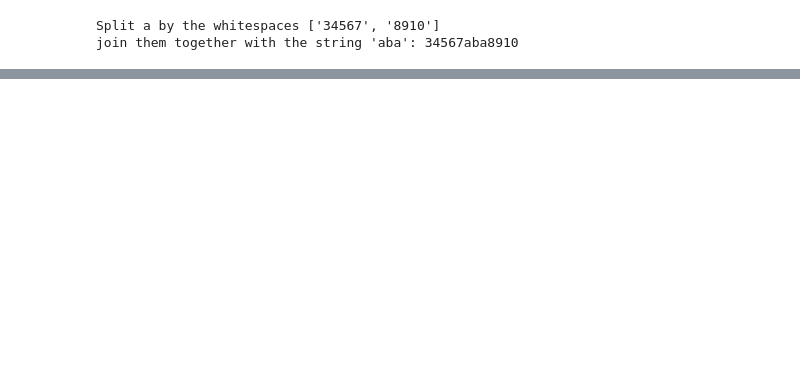
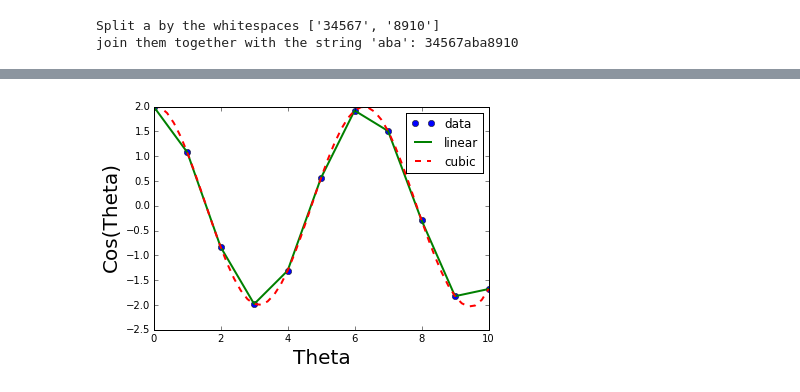
Before and after one commit to lujonathanh/JupyterTutorial, a Jupyter notebook: JupyterTutorial.ipynb, the cells around one changed output, grey strips where cells are left out. Drawn from its saved outputs; the diff is of its cells as text; code cells hidden in the pictures; blank space fills up the shorter version.

```diff
--- a/JupyterTutorial.ipynb
+++ b/JupyterTutorial.ipynb
@@ -829,0 +1046,10 @@ import numpy as np
+# %%
+# These give functions
+new_thetas = np.linspace(0, 10, num=51)
+plt.plot(thetas, x, 'o', new_thetas , f(new_thetas ), '-', new_thetas,  f2(new_thetas), '--', linewidth=2.0)
+plt.legend(['data', 'linear', 'cubic'], loc='best')
+plt.xlabel("Theta", fontsize=20)
+plt.ylabel("Cos(Theta)", fontsize=20)
+plt.show()
+# %% [output]
+[figure, added]
```
Also changed, not shown: parts of 100 cells of this notebook, 2 other files.
